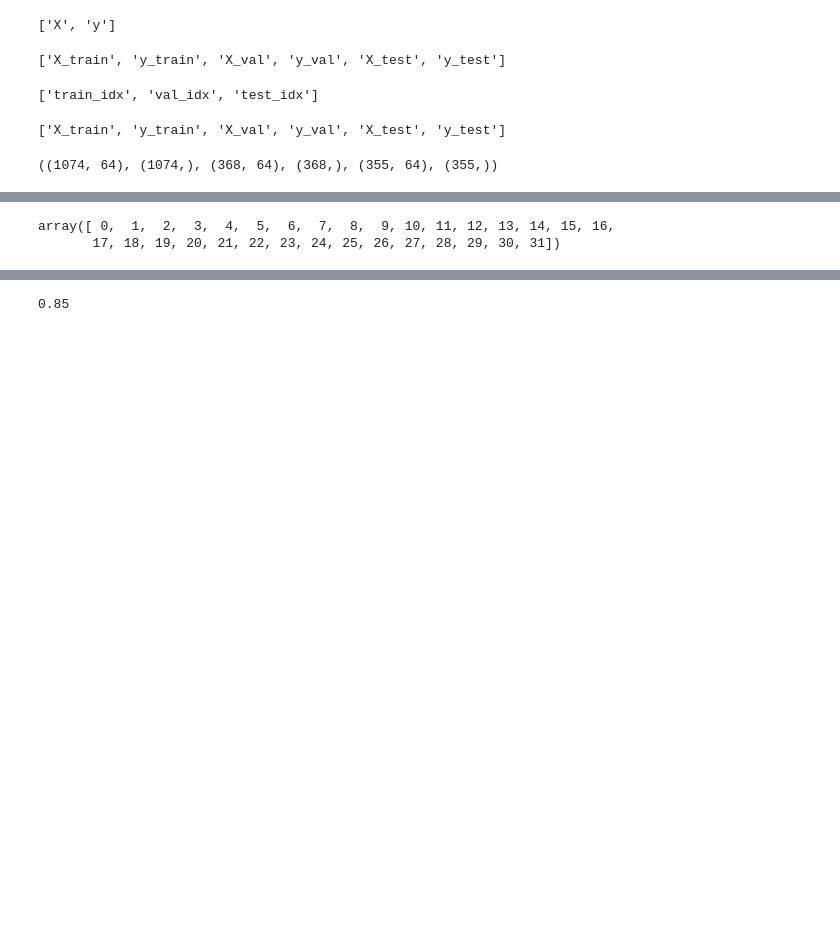
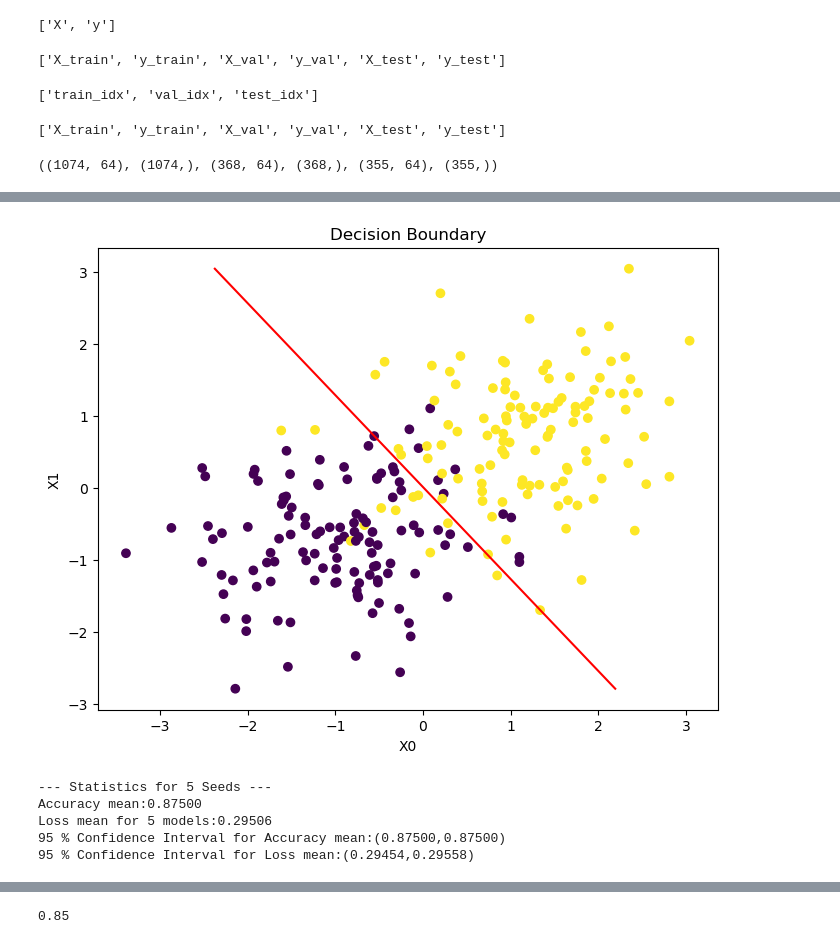
Before and after one commit to YasinVeliyev/AiAcademy_Math_Final, a Jupyter notebook: Untitled.ipynb, the cells around one changed output, grey strips where cells are left out. Cells and saved outputs as stored; diff of their text form; code cells hidden in the pictures; blank space fills up the shorter version.

```diff
--- a/Untitled.ipynb
+++ b/Untitled.ipynb
@@ -263,8 +276,14 @@ np.float64(0.925)
 # %%
-np.arange(100)[0:32]
+model_l.plot_decison_boundary(X_l_train,y_l_train)
 # %% [output]
-array([ 0,  1,  2,  3,  4,  5,  6,  7,  8,  9, 10, 11, 12, 13, 14, 15, 16,
-       17, 18, 19, 20, 21, 22, 23, 24, 25, 26, 27, 28, 29, 30, 31])
+[figure, added]
 # %%
-model_m = SoftMaxClassification(max_iter=200)
-model_m.fit(X_m_train,y_m_train)
+validation_m = Validation(SoftMaxClassification,X_m_train,y_m_train,X_m_val,y_m_val)
+acc,model_v_m = validation_m.fit()
+validation_m.report()
+# %% [output]
+--- Statistics for 5 Seeds ---
+Accuracy mean:0.87500
+Loss mean for 5 models:0.29506
+95 % Confidence Interval for Accuracy mean:(0.87500,0.87500)
+95 % Confidence Interval for Loss mean:(0.29454,0.29558)
```
Also changed, not shown: parts of 62 cells of this notebook, 2 other files.
